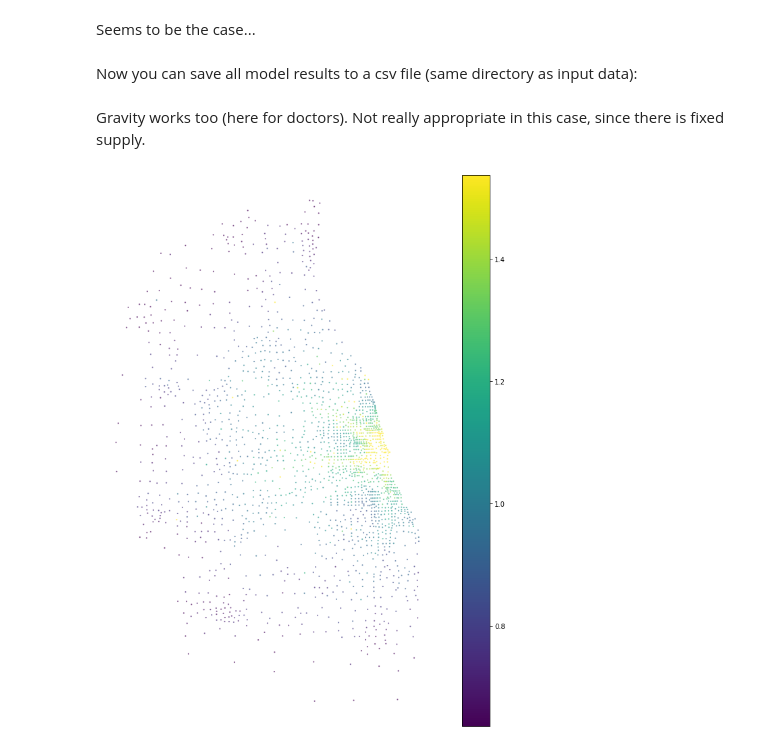
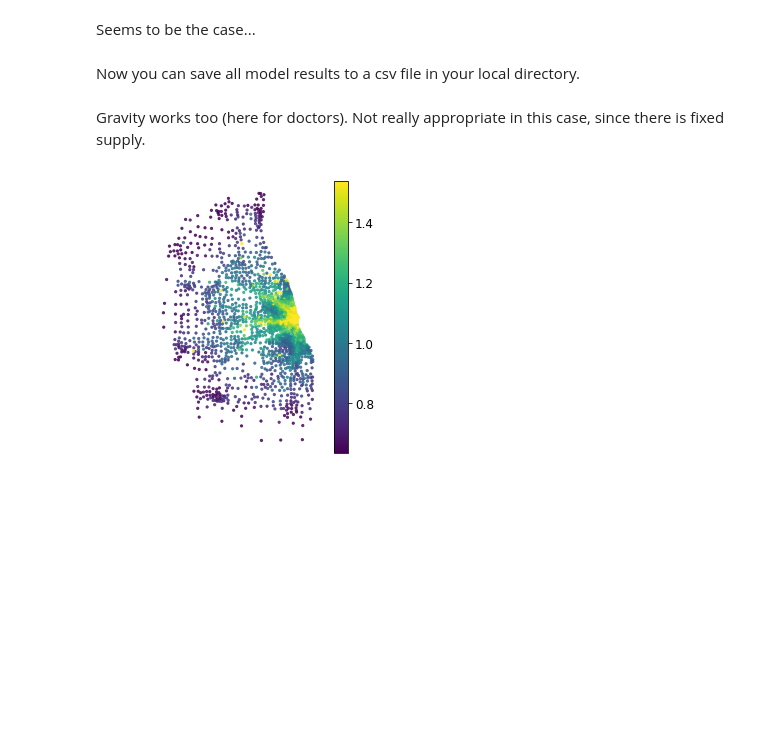
Before and after one commit to pysal/access, a Jupyter notebook: notebooks/examples.ipynb, the cells around one changed output. Cells and saved outputs as stored; diff of their text form; code cells hidden in the pictures; blank space fills up the shorter version.

```diff
--- a/notebooks/examples.ipynb
+++ b/notebooks/examples.ipynb
@@ -274,5 +297,5 @@ plot("raam_combo",   ax = ax[2], leg = False)
 # %% [markdown]
 Seems to be the case...
 # %% [markdown]
-Now you can save all model results to a csv file (same directory as input data):
+Now you can save all model results to a csv file in your local directory.
 # %%
@@ -280,8 +303,6 @@ A.norm_access_df.to_csv('../examples/il_med/results.csv')
 # %% [markdown]
 Gravity works too (here for doctors).  Not really appropriate in this case, since there is fixed supply.
-# %%
-v = "gravity_doc"
-il_map.plot(v, legend = True, figsize = (15, 15), cmap = "viridis", markersize = 1.5, alpha = 0.5,
-            vmin = il_map[v].quantile(0.05), vmax = il_map[v].quantile(0.95)).set_axis_off()
-# %% [output]
-[figure, removed]
+# %%
+plot("gravity_doc")
+# %% [output]
+[figure, added]
```
Also changed, not shown: parts of 15 cells of this notebook, 8 other files.
